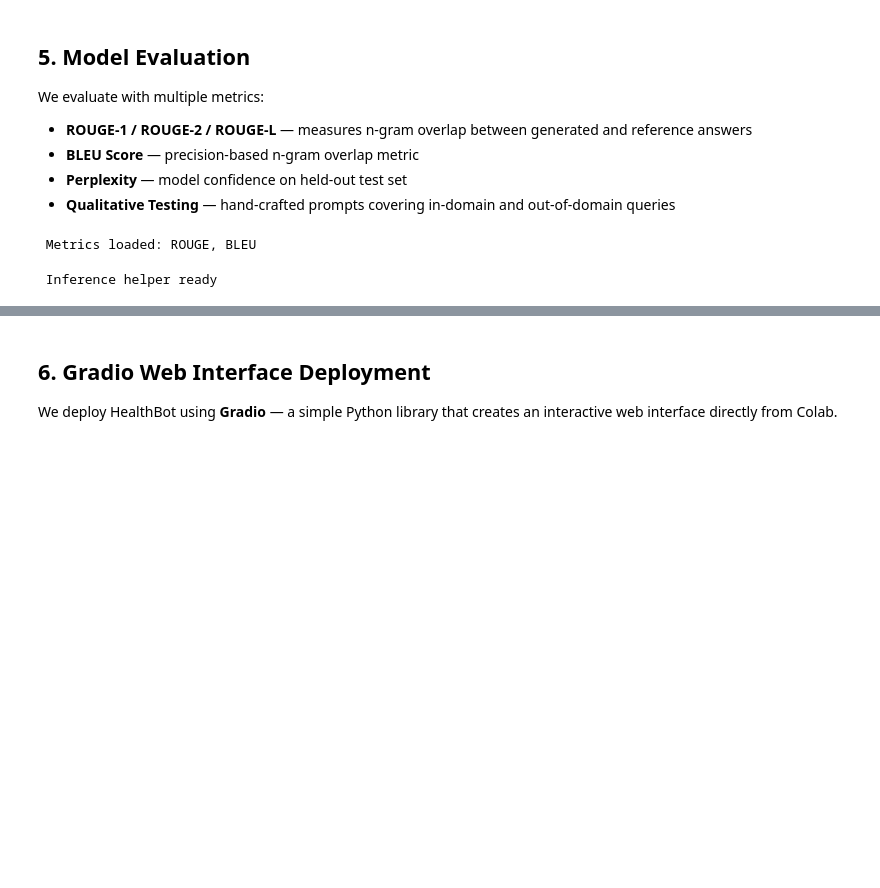
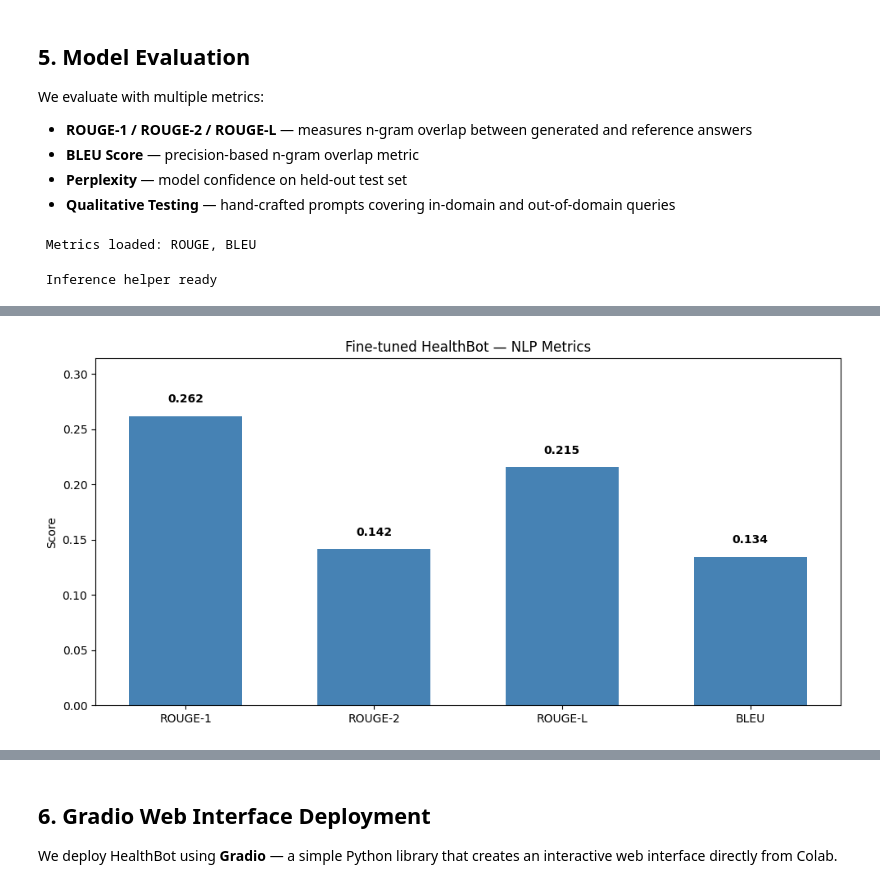
Before and after one commit to gershomlapaix/health-chatbot, a Jupyter notebook: healthbot_notebook.ipynb, the cells around one changed output, grey strips where cells are left out. Cells and saved outputs as stored; diff of their text form; code cells hidden in the pictures; blank space fills up the shorter version.

```diff
--- a/healthbot_notebook.ipynb
+++ b/healthbot_notebook.ipynb
@@ -663,0 +733,8 @@ Feature option 1: {'predictions': Value(dtype='string', id='sequence'), 'referen
+# %%
+ft_results = evaluate_model(
+    model,
+    tokenizer,
+    eval_questions,
+    eval_references,
+    "Fine-tuned HealthBot"
+)
@@ -692,38 +773,73 @@ print('   (Lower is better — base TinyLlama typically ~45-65 on medical text)'
 # 5.5  Metrics Comparison Bar Chart
 # ─────────────────────────────────────────────
 metrics   = ['ROUGE-1', 'ROUGE-2', 'ROUGE-L', 'BLEU']
-base_vals = [base_results['rouge1'], base_results['rouge2'],
-             base_results['rougeL'], base_results['bleu']]
-ft_vals   = [ft_results['rouge1'],  ft_results['rouge2'],
-             ft_results['rougeL'],  ft_results['bleu']]
 
-x = np.arange(len(metrics))
-width = 0.35
+# Check if base_results exists (in case base model evaluation was run)
+if 'base_results' in globals():
+    # Show comparison between base and fine-tuned
+    base_vals = [base_results['rouge']['rouge1'], base_results['rouge']['rouge2'],
+                 base_results['rouge']['rougeL'], base_results['bleu']['bleu']]
+    ft_vals   = [ft_results['rouge']['rouge1'],  ft_results['rouge']['rouge2'],
+                 ft_results['rouge']['rougeL'],  ft_results['bleu']['bleu']]
 
-fig, ax = plt.subplots(figsize=(10, 5))
-bars1 = ax.bar(x - width/2, base_vals, width, label='Base TinyLlama', color='lightcoral')
-bars2 = ax.bar(x + width/2, ft_vals,   width, label='Fine-tuned HealthBot', color='steelblue')
+    x = np.arange(len(metrics))
+    width = 0.35
 
-ax.set_xticks(x)
-ax.set_xticklabels(metrics)
-ax.set_ylabel('Score')
-ax.set_title('Base vs. Fine-tuned HealthBot — NLP Metrics Comparison')
-ax.legend()
-ax.set_ylim(0, 0.6)
+    fig, ax = plt.subplots(figsize=(10, 5))
+    bars1 = ax.bar(x - width/2, base_vals, width, label='Base TinyLlama', color='lightcoral')
+    bars2 = ax.bar(x + width/2, ft_vals,   width, label='Fine-tuned HealthBot', color='steelblue')
 
-# Annotate bars
-for bar in bars1 + bars2:
-    h = bar.get_height()
-    ax.text(bar.get_x() + bar.get_width()/2., h + 0.01, f'{h:.3f}',
-            ha='center', va='bottom', fontsize=9)
+    ax.set_xticks(x)
+    ax.set_xticklabels(metrics)
+    ax.set_ylabel('Score')
+    ax.set_title('Base vs. Fine-tuned HealthBot — NLP Metrics Comparison')
+    ax.legend()
+    ax.set_ylim(0, 0.6)
 
-plt.tight_layout()
-plt.savefig('metrics_comparison.png', dpi=120, bbox_inches='tight')
-plt.show()
+    # Annotate bars
+    for bar in bars1 + bars2:
+        h = bar.get_height()
+        ax.text(bar.get_x() + bar.get_width()/2., h + 0.01, f'{h:.3f}',
+                ha='center', va='bottom', fontsize=9)
 
-# Print improvement
-print('\n Relative Improvements:')
-for m, b, f in zip(metrics, base_vals, ft_vals):
-    pct = 100*(f - b)/b if b > 0 else float('inf')
-    print(f'  {m:10s}: {b:.4f} → {f:.4f}  (+{pct:.1f}%)')
+    plt.tight_layout()
+    plt.savefig('metrics_comparison.png', dpi=120, bbox_inches='tight')
+    plt.show()
+
+    # Print improvement
+    print('\n Relative Improvements:')
+    for m, b, f in zip(metrics, base_vals, ft_vals):
+        pct = 100*(f - b)/b if b > 0 else float('inf')
+        print(f'  {m:10s}: {b:.4f} → {f:.4f}  (+{pct:.1f}%)')
+else:
+    # Only show fine-tuned results
+    print('\n Fine-tuned HealthBot Evaluation Scores:')
+    # Extract from nested structure
+    ft_vals = [
+        ft_results['rouge']['rouge1'],
+        ft_results['rouge']['rouge2'],
+        ft_results['rouge']['rougeL'],
+        ft_results['bleu']['bleu']
+    ]
+
+    fig, ax = plt.subplots(figsize=(10, 5))
+    bars = ax.bar(metrics, ft_vals, color='steelblue', width=0.6)
+
+    ax.set_ylabel('Score')
+    ax.set_title('Fine-tuned HealthBot — NLP Metrics')
+    ax.set_ylim(0, max(ft_vals) * 1.2)
+
+    # Annotate bars
+    for bar, val in zip(bars, ft_vals):
+        h = bar.get_height()
+        ax.text(bar.get_x() + bar.get_width()/2., h + 0.01, f'{val:.3f}',
+                ha='center', va='bottom', fontsize=10, fontweight='bold')
+
+    plt.tight_layout()
+    plt.savefig('metrics_ft_only.png', dpi=120, bbox_inches='tight')
+    plt.show()
+
+    print('\n Evaluation Metrics:')
+    for m, val in zip(metrics, ft_vals):
+        print(f'  {m:10s}: {val:.4f}')
 # %% [output]
@@ -730,0 +847 @@ NameError: name 'base_results' is not defined
+[figure, added]
```
Also changed, not shown: parts of 21 cells of this notebook, 4 other files.
